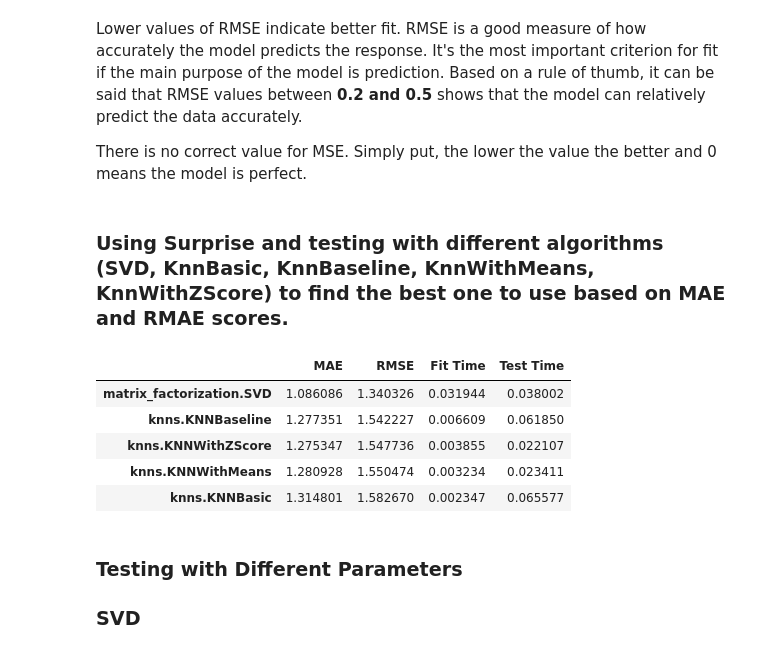
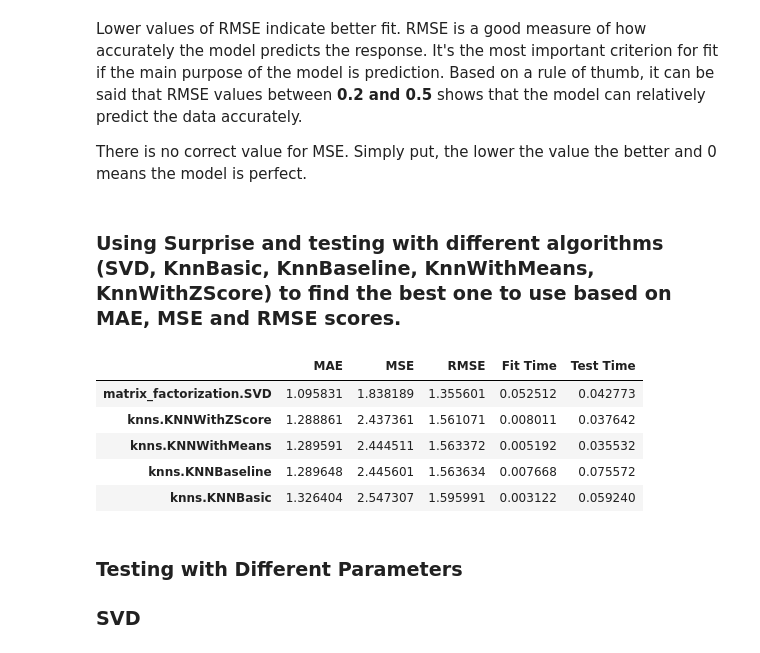
Before and after one commit to britneyv/Personalised-Course-Recommender-System, a Jupyter notebook: Collaborative-Filtering_Experiments.ipynb, the cells around one changed output. Drawn from its saved outputs; the diff is of its cells as text; code cells hidden in the pictures.

```diff
--- a/Collaborative-Filtering_Experiments.ipynb
+++ b/Collaborative-Filtering_Experiments.ipynb
@@ -30,48 +30,48 @@ Based on a rule of thumb, it can be said that RMSE values between **0.2 and 0.5*
 
 There is no correct value for MSE. Simply put, the lower the value the better and 0 means the model is perfect.
 # %% [markdown]
-### Using Surprise and testing with different algorithms (SVD, KnnBasic, KnnBaseline, KnnWithMeans, KnnWithZScore) to find the best one to use based on MAE and RMAE scores.
+### Using Surprise and testing with different algorithms (SVD, KnnBasic, KnnBaseline, KnnWithMeans, KnnWithZScore) to find the best one to use based on MAE, MSE and RMSE scores.
 # %%
 reader = Reader(rating_scale=(0, 5))
 data = Dataset.load_from_df(ratings_df[['user_id','course_id','rating']], reader)
 
 #split into training and test sets using 80:20 ratio
 raw_ratings = data.raw_ratings
 random.shuffle(raw_ratings)
 
 ratio = int(len(raw_ratings)*0.8)
 train_raw = raw_ratings[:ratio]
 test_raw = raw_ratings[ratio:]
 
 #data is set to the training dataset
 data.raw_ratings = train_raw
 trainset = data.build_full_trainset()
 testset = data.construct_testset(test_raw)
 
 #create dict for different models
 models=[SVD(), KNNBasic(), KNNBaseline(), KNNWithMeans(), KNNWithZScore()]
 results = {} #to store the scores
 
 #perform cross validation of MAE and RMSE for all models
 for model in models:
     #kfold set to 5
-    crossval_scores = cross_validate(model, data, measures=["MAE","RMSE"], cv=5, n_jobs=-1)
+    crossval_scores = cross_validate(model, data, measures=["MAE", "MSE", "RMSE"], cv=5, n_jobs=-1)
 
     #saving and renaming appropraitely
     result = pd.DataFrame.from_dict(crossval_scores).mean(axis=0).\
-             rename({'test_mae':'MAE', 'test_rmse': 'RMSE', 'fit_time': 'Fit Time', 'test_time': 'Test Time'})
+             rename({'test_mae':'MAE', 'test_mse': 'MSE', 'test_rmse': 'RMSE', 'fit_time': 'Fit Time', 'test_time': 'Test Time'})
     results[str(model).split("algorithms.")[1].split("object ")[0]] = result
 
 #printing all models results
 all_models = pd.DataFrame.from_dict(results)
 all_models.T.sort_values(by='RMSE') #models sorted by RMSE
 # %% [output]
-|  | MAE | RMSE | Fit Time | Test Time |
-| matrix_factorization.SVD | 1.086086 | 1.340326 | 0.031944 | 0.038002 |
-| knns.KNNBaseline | 1.277351 | 1.542227 | 0.006609 | 0.061850 |
-| knns.KNNWithZScore | 1.275347 | 1.547736 | 0.003855 | 0.022107 |
-| knns.KNNWithMeans | 1.280928 | 1.550474 | 0.003234 | 0.023411 |
-| knns.KNNBasic | 1.314801 | 1.582670 | 0.002347 | 0.065577 |
+|  | MAE | MSE | RMSE | Fit Time | Test Time |
+| matrix_factorization.SVD | 1.095831 | 1.838189 | 1.355601 | 0.052512 | 0.042773 |
+| knns.KNNWithZScore | 1.288861 | 2.437361 | 1.561071 | 0.008011 | 0.037642 |
+| knns.KNNWithMeans | 1.289591 | 2.444511 | 1.563372 | 0.005192 | 0.035532 |
+| knns.KNNBaseline | 1.289648 | 2.445601 | 1.563634 | 0.007668 | 0.075572 |
+| knns.KNNBasic | 1.326404 | 2.547307 | 1.595991 | 0.003122 | 0.059240 |
 # %% [markdown]
 ### Testing with Different Parameters
 ### SVD
```
Also changed, not shown: parts of 22 cells of this notebook, 2 other files.
